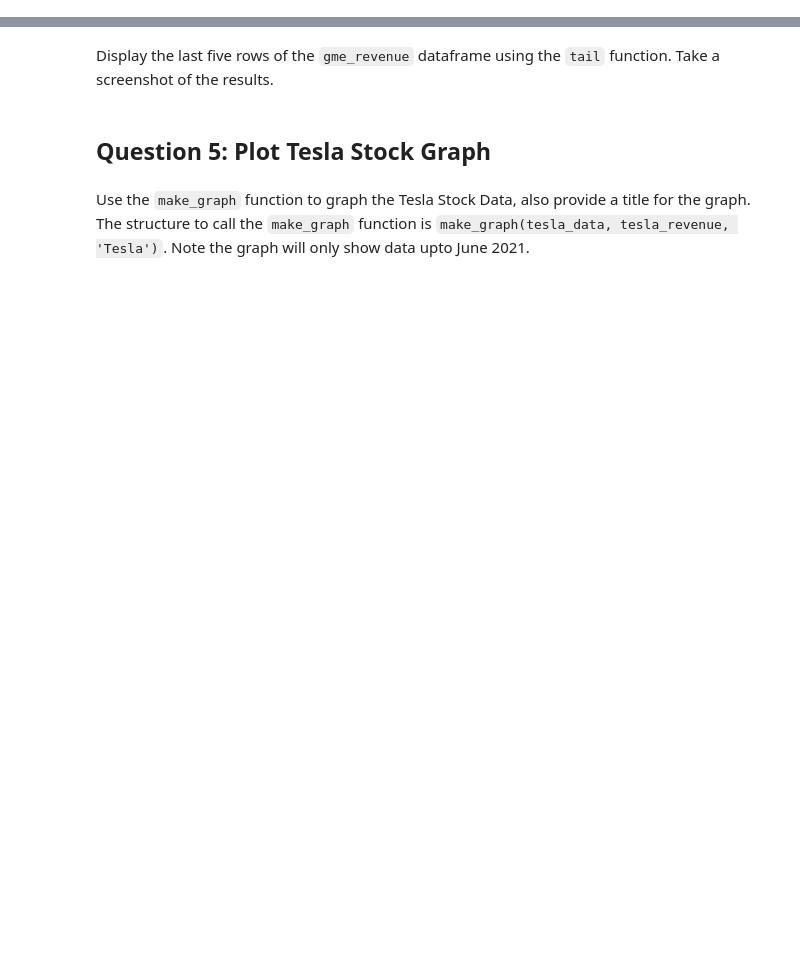
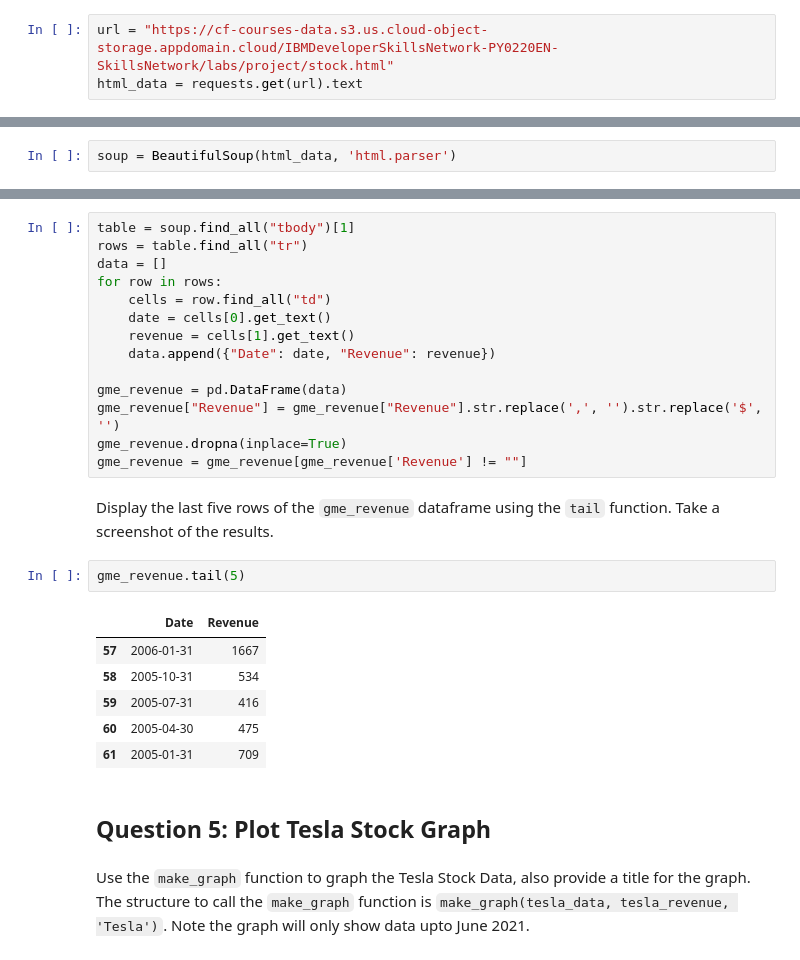
Before and after one commit to PedroPrebeck/IBM-Data-Science, a Jupyter notebook: Module 5 - Python Project for Data Science/Final Assignment.ipynb, the cells around one changed output, grey strips where cells are left out. Saved outputs shown, nothing was run; the diff lists cells and outputs as text; blank space fills up the shorter version.

````diff
--- a/Module 5 - Python Project for Data Science/Final Assignment.ipynb
+++ b/Module 5 - Python Project for Data Science/Final Assignment.ipynb
@@ -154,8 +199,13 @@ Using the ticker object and the function `history` extract stock information and
 ## Question 4: Use Webscraping to Extract GME Revenue Data
 # %% [markdown]
 Use the `requests` library to download the webpage https://cf-courses-data.s3.us.cloud-object-storage.appdomain.cloud/IBMDeveloperSkillsNetwork-PY0220EN-SkillsNetwork/labs/project/stock.html. Save the text of the response as a variable named `html_data`.
+# %%
+url = "https://cf-courses-data.s3.us.cloud-object-storage.appdomain.cloud/IBMDeveloperSkillsNetwork-PY0220EN-SkillsNetwork/labs/project/stock.html"
+html_data = requests.get(url).text
 # %% [markdown]
 Parse the html data using `beautiful_soup`.
+# %%
+soup = BeautifulSoup(html_data, 'html.parser')
 # %% [markdown]
 Using `BeautifulSoup` or the `read_html` function extract the table with `GameStop Quarterly Revenue` and store it into a dataframe named `gme_revenue`. The dataframe should have columns `Date` and `Revenue`. Make sure the comma and dollar sign is removed from the `Revenue` column using a method similar to what you did in Question 2.
 # %% [markdown]
@@ -173,8 +223,31 @@ If you want to use the read_html function the table is located at index 1
 ```
 
 </details>
+# %%
+table = soup.find_all("tbody")[1]
+rows = table.find_all("tr")
+data = []
+for row in rows:
+    cells = row.find_all("td")
+    date = cells[0].get_text()
+    revenue = cells[1].get_text()
+    data.append({"Date": date, "Revenue": revenue})
+
+gme_revenue = pd.DataFrame(data)
+gme_revenue["Revenue"] = gme_revenue["Revenue"].str.replace(',', '').str.replace('$', '')
+gme_revenue.dropna(inplace=True)
+gme_revenue = gme_revenue[gme_revenue['Revenue'] != ""]
 # %% [markdown]
 Display the last five rows of the `gme_revenue` dataframe using the `tail` function. Take a screenshot of the results.
+# %%
+gme_revenue.tail(5)
+# %% [output]
+|  | Date | Revenue |
+| 57 | 2006-01-31 | 1667 |
+| 58 | 2005-10-31 | 534 |
+| 59 | 2005-07-31 | 416 |
+| 60 | 2005-04-30 | 475 |
+| 61 | 2005-01-31 | 709 |
 # %% [markdown]
 ## Question 5: Plot Tesla Stock Graph
 # %% [markdown]
````
Also changed, not shown: parts of 15 cells of this notebook.
